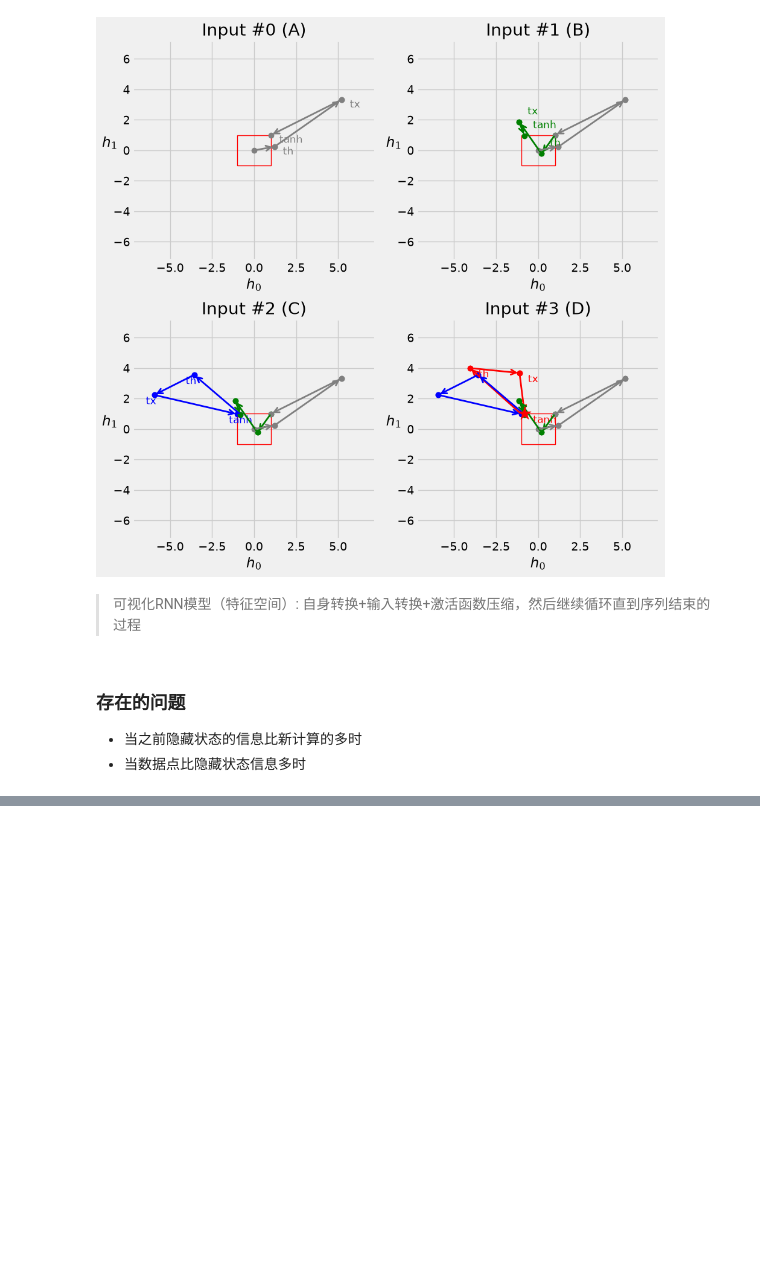
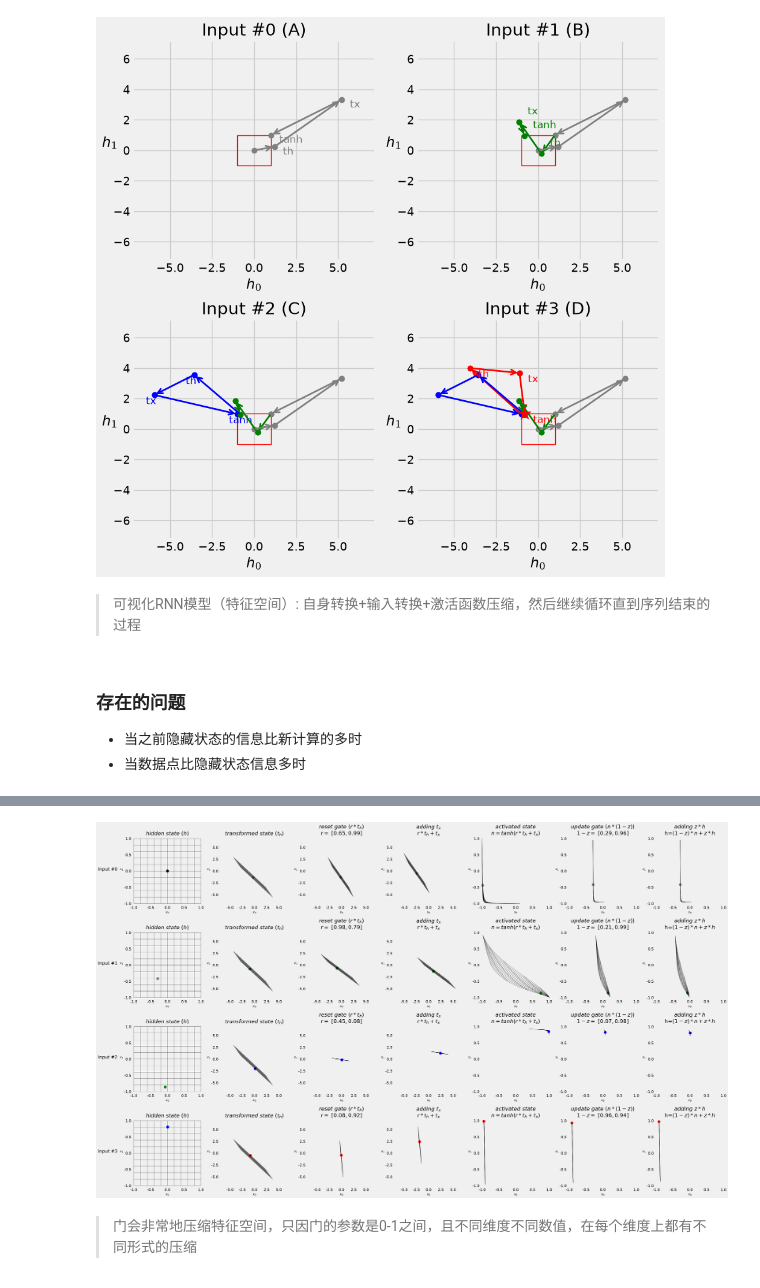
Before and after one commit to jhonprice/PyTorchStepByStep, a Jupyter notebook: Ch08Test.ipynb, the cells around one changed output, grey strips where cells are left out. Drawn from its saved outputs; the diff is of its cells as text; code cells hidden in the pictures; blank space fills up the shorter version.

```diff
--- a/Ch08Test.ipynb
+++ b/Ch08Test.ipynb
@@ -887,0 +1259,62 @@ fig = figure17(model.basic_rnn)
+# %%
+# 程序8-11-3: 可视化训练后GRU逐时间步的特征空间变换过程(带门控)
+
+# figure22 内部流程:
+#   1. 构造完美正方形(顺时针A→B→C→D), 形状(1,4,2)
+#   2. 调用 disassemble_gru 拆解训练后的GRU层, 分离出3组线性层:
+#      n_linear: 候选状态n的隐藏变换(W_hn,b_hn)和输入变换(W_in,b_in)
+#      r_linear: reset门r的隐藏变换(W_hr,b_hr)和输入变换(W_ir,b_ir)
+#      z_linear: update门z的隐藏变换(W_hz,b_hz)和输入变换(W_iz,b_iz)
+#   3. 调用 generate_gru_states 手动模拟4个时间步的GRU计算,
+#      记录每一步的门控值(r, 1-z)和中间状态
+#   4. 调用 feature_spaces 绘制子图矩阵:
+#      4行 = 4个时间步(Input #0/#1/#2/#3, 对应正方形的4个角点)
+#      7列 = GRU单元内部的完整变换阶段(figure22独有的子图列):
+#
+#  列1 — hidden state (h):
+#        当前时间步的隐藏状态位置, 即上一步的h'或初始化为(0,0)
+#  列2 — transformed state (t_h):
+#        对h做线性变换: t_h = W_hn @ h + b_hn (候选状态n的隐藏部分)
+#  列3 — reset gate (r*t_h), 同时显示 r= 的值:
+#        reset门的输出r乘以t_h: r*t_h
+#        r = σ(W_hr@h + b_hr + W_ir@x + b_ir), 控制在t_h中保留多少旧信息
+#        若r≈0则几乎"遗忘"旧状态, 若r≈1则类似普通RNN
+#  列4 — adding t_x (r*t_h+t_x):
+#        将门控后的隐藏变换与输入变换相加: r*t_h + t_x
+#        其中 t_x = W_in @ x + b_in (输入x的线性变换)
+#  列5 — activated state (n):
+#        n = tanh(r*t_h + t_x), 候选新状态的激活值
+#        范围(-1, 1), 代表GRU此次想写入的"新信息"
+#  列6 — update gate (n*(1-z)), 同时显示 1-z= 的值:
+#        n乘以(1-z): 新信息按(1-z)的比例缩放
+#        z = σ(W_hz@h + b_hz + W_iz@x + b_iz)
+#        若z≈1则(1-z)≈0 → 几乎忽略新信息, 保留旧状态
+#        若z≈0则(1-z)≈1 → 完全采用新状态, 类似普通RNN
+#  列7 — adding z*h (最终h'):
+#        h' = (1-z)*n + z*h, 新旧状态的加权平均
+#        这就是GRU的核心: update门z自适应调和"保留旧记忆"与"接受新信息"
+#
+# 图中解读:
+#   横向观察: 每个角点在GRU内从h出发→t_h→重置门过滤→加t_x→tanh非线性→更新门缩放→融合旧h的全流程
+#   纵向观察: 同一变换阶段, 不同时间步的隐藏状态如何随序列推进演化
+#   r值变化: 观察4个时间步的reset门取值, 看GRU对序列不同位置的处理策略
+#   1-z值变化: 观察4个时间步的update门取值, 看GRU何时倾向于保留旧信息,
+#              何时倾向于接受新输入
+#
+# 对比程序8-8-5的 figure16(RNN版本):
+#   RNN只有4列: h → t_h → t_h+t_x → tanh(h')
+#   GRU有7列: 多了reset门过滤(r*t_h)和update门加权((1-z)*n+z*h)两个中间步骤
+#   这7列正是GRU相比RNN的核心差异:
+#     reset门(r) → 决定旧状态中有多少参与候选n的计算
+#     update门(z) → 决定最终状态中新旧信息的混合比例
+#   门控的值(r, 1-z)直接显示在子图标题中, 可以读到具体的门控信号强度
+#
+# 设计意图: 完整展示GRU内部7个变换阶段的"流水线",
+#         直观理解 r(重置门) 和 z(更新门) 在每个时间步如何动态调节信息流,
+#         从而理解GRU为何能缓解RNN的信息遗忘问题
+
+fig = figure22(model.basic_rnn)
+# %% [output]
+[figure, added]
+# %% [markdown]
+> 门会非常地压缩特征空间，只因门的参数是0-1之间，且不同维度不同数值，在每个维度上都有不同形式的压缩
```
Also changed, not shown: parts of 45 cells of this notebook, 1 other file.
